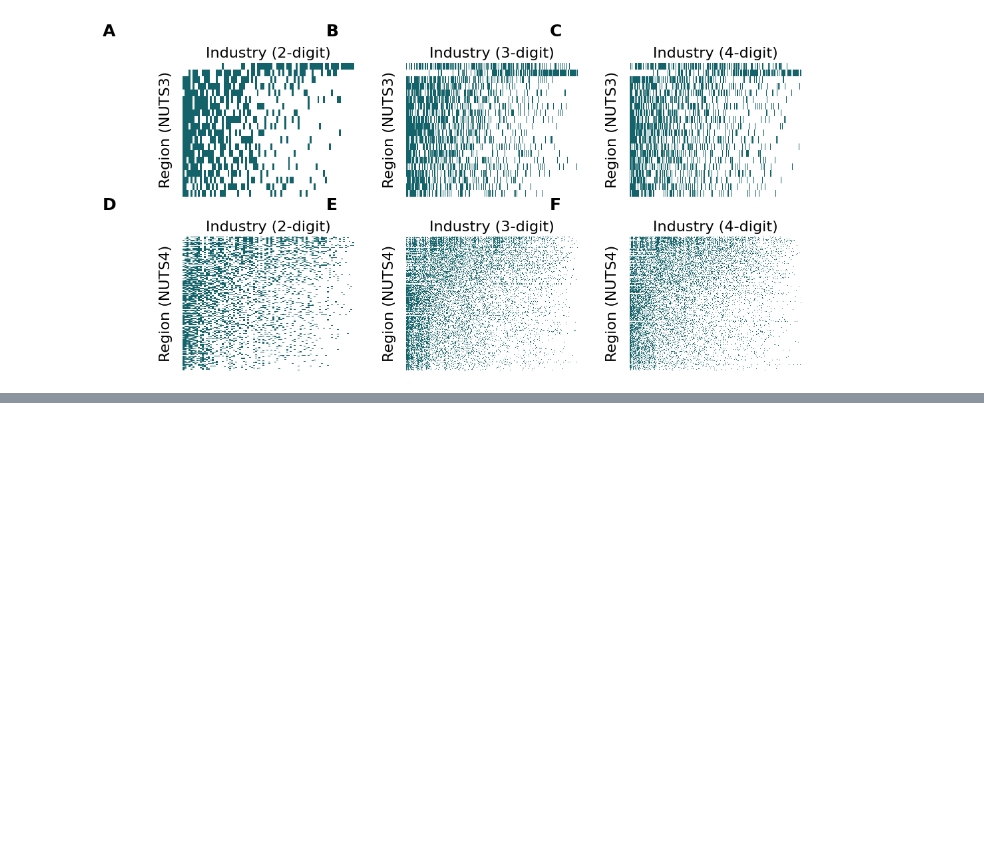
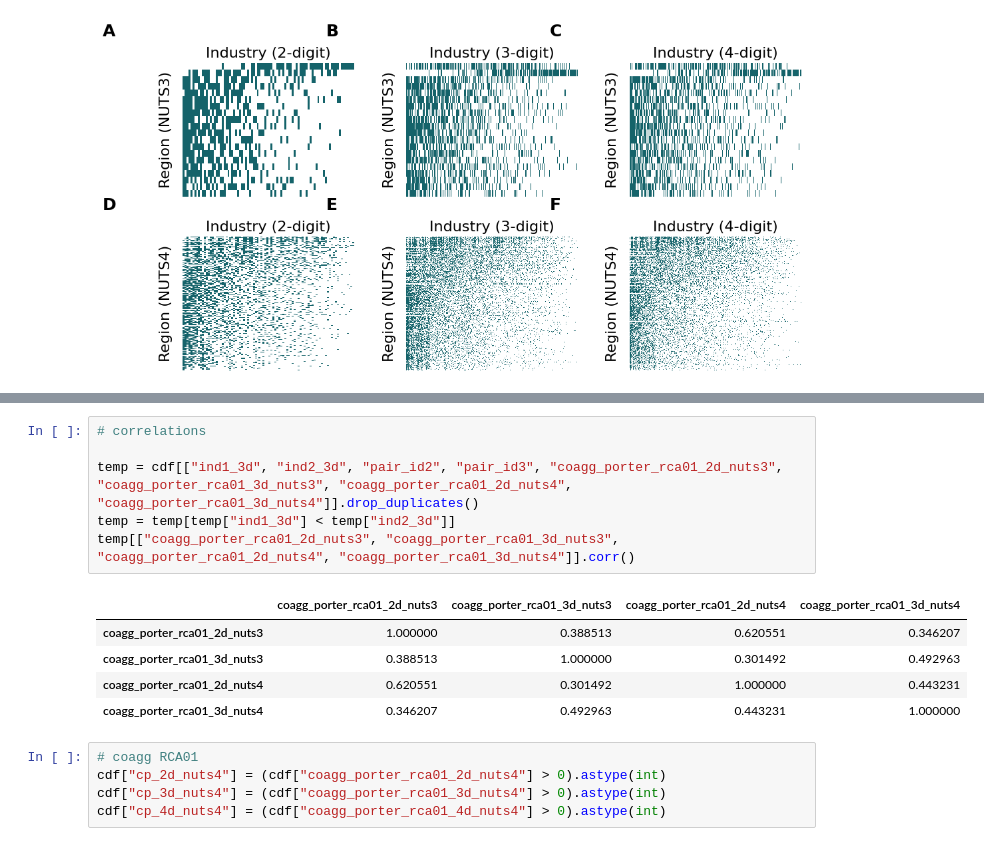
Before and after one commit to sandorjuhasz/coagglomeration, a Jupyter notebook: code/06b_revision.ipynb, the cells around one changed output, grey strips where cells are left out. Drawn from its saved outputs; the diff is of its cells as text; blank space fills up the shorter version.

```diff
--- a/code/06b_revision.ipynb
+++ b/code/06b_revision.ipynb
@@ -712,0 +878,17 @@ for i, label in enumerate(labels):
+# %%
+# correlations
+
+temp = cdf[["ind1_3d", "ind2_3d", "pair_id2", "pair_id3", "coagg_porter_rca01_2d_nuts3", "coagg_porter_rca01_3d_nuts3", "coagg_porter_rca01_2d_nuts4", "coagg_porter_rca01_3d_nuts4"]].drop_duplicates()
+temp = temp[temp["ind1_3d"] < temp["ind2_3d"]]
+temp[["coagg_porter_rca01_2d_nuts3", "coagg_porter_rca01_3d_nuts3", "coagg_porter_rca01_2d_nuts4", "coagg_porter_rca01_3d_nuts4"]].corr()
+# %% [output]
+|  | coagg_porter_rca01_2d_nuts3 | coagg_porter_rca01_3d_nuts3 | coagg_porter_rca01_2d_nuts4 | coagg_porter_rca01_3d_nuts4 |
+| coagg_porter_rca01_2d_nuts3 | 1.000000 | 0.388513 | 0.620551 | 0.346207 |
+| coagg_porter_rca01_3d_nuts3 | 0.388513 | 1.000000 | 0.301492 | 0.492963 |
+| coagg_porter_rca01_2d_nuts4 | 0.620551 | 0.301492 | 1.000000 | 0.443231 |
+| coagg_porter_rca01_3d_nuts4 | 0.346207 | 0.492963 | 0.443231 | 1.000000 |
+# %%
+# coagg RCA01
+cdf["cp_2d_nuts4"] = (cdf["coagg_porter_rca01_2d_nuts4"] > 0).astype(int)
+cdf["cp_3d_nuts4"] = (cdf["coagg_porter_rca01_3d_nuts4"] > 0).astype(int)
+cdf["cp_4d_nuts4"] = (cdf["coagg_porter_rca01_4d_nuts4"] > 0).astype(int)
```
Also changed, not shown: parts of 19 cells of this notebook, 1 other file.
